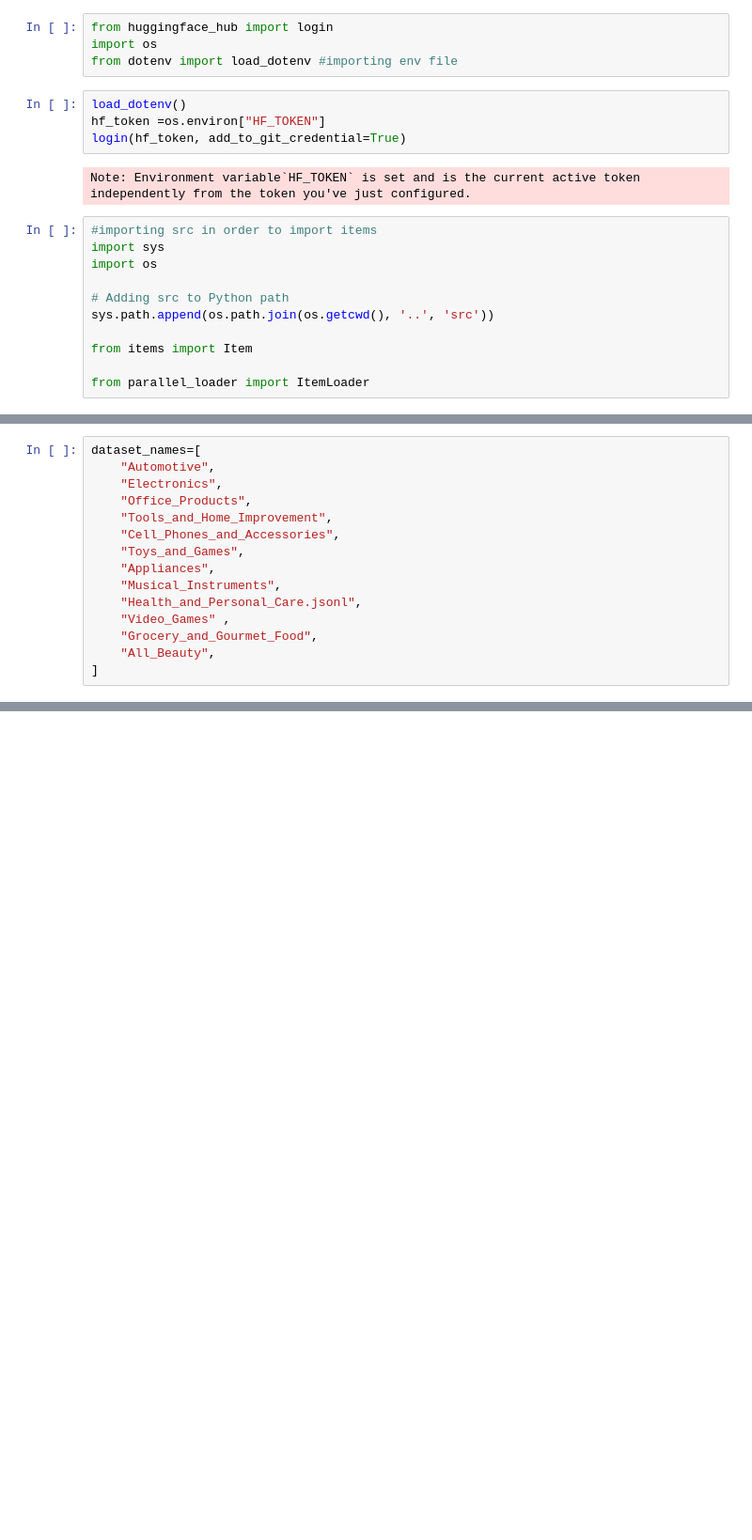
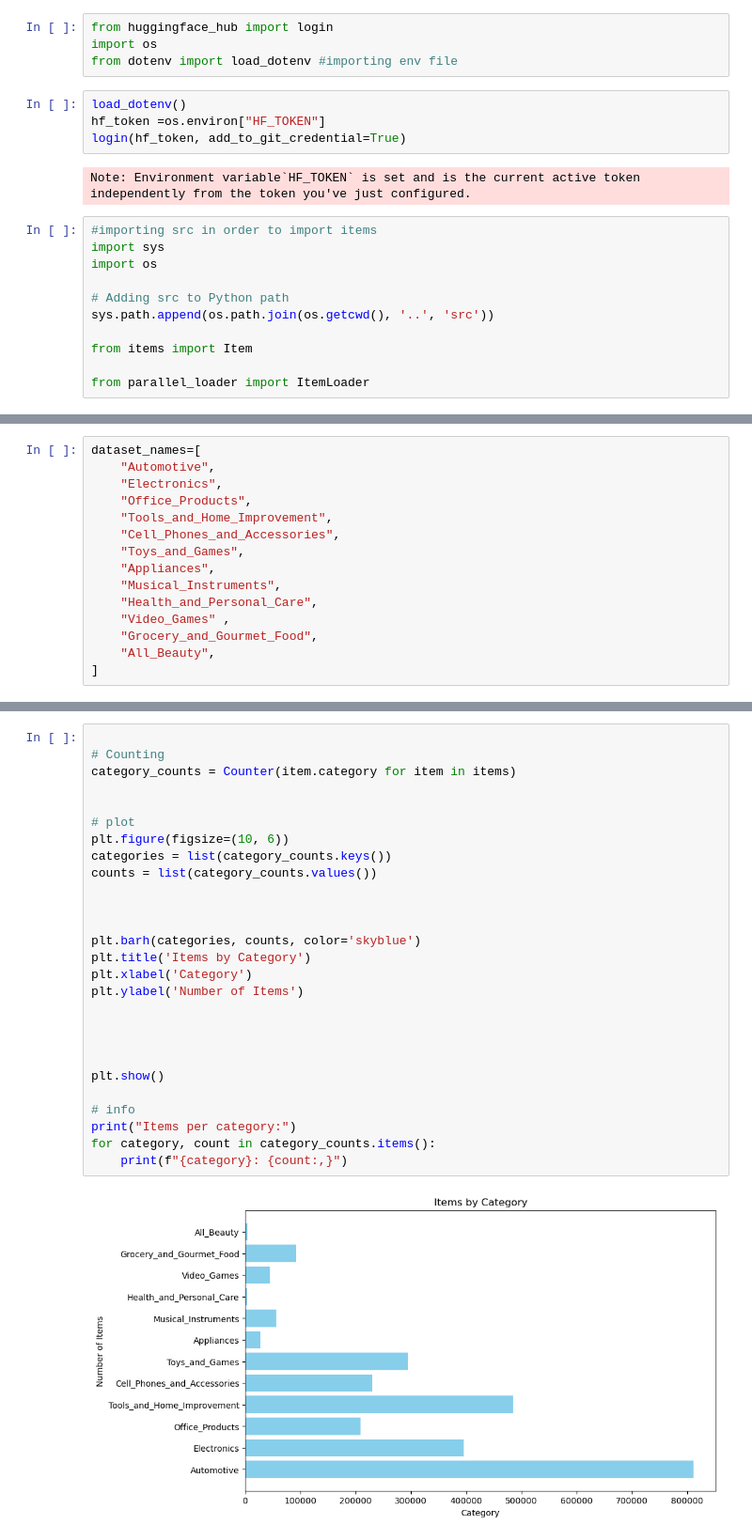
Before and after one commit to vishy04/Pricer_lite, a Jupyter notebook: notebooks/2.data_loading.ipynb, the cells around one changed output, grey strips where cells are left out. Shown at 94% size. Drawn from its saved outputs; the diff is of its cells as text; blank space fills up the shorter version.

```diff
--- a/notebooks/2.data_loading.ipynb
+++ b/notebooks/2.data_loading.ipynb
@@ -34,7 +36,7 @@ dataset_names=[
     "Toys_and_Games",
     "Appliances",
     "Musical_Instruments",
-    "Health_and_Personal_Care.jsonl",
+    "Health_and_Personal_Care",
     "Video_Games" ,
     "Grocery_and_Gourmet_Food",
     "All_Beauty",
@@ -50,0 +96,29 @@ print(f"Total No of items is :{len(items)}")
+# %%
+
+# Counting
+category_counts = Counter(item.category for item in items)
+
+
+# plot
+plt.figure(figsize=(10, 6))
+categories = list(category_counts.keys())
+counts = list(category_counts.values())
+
+
+
+plt.barh(categories, counts, color='skyblue')
+plt.title('Items by Category')
+plt.xlabel('Category')
+plt.ylabel('Number of Items')
+
+
+
+
+plt.show()
+
+# info
+print("Items per category:")
+for category, count in category_counts.items():
+    print(f"{category}: {count:,}")
+# %% [output]
+[figure, added]
```
Also changed, not shown: parts of 18 cells of this notebook, 2 other files.
